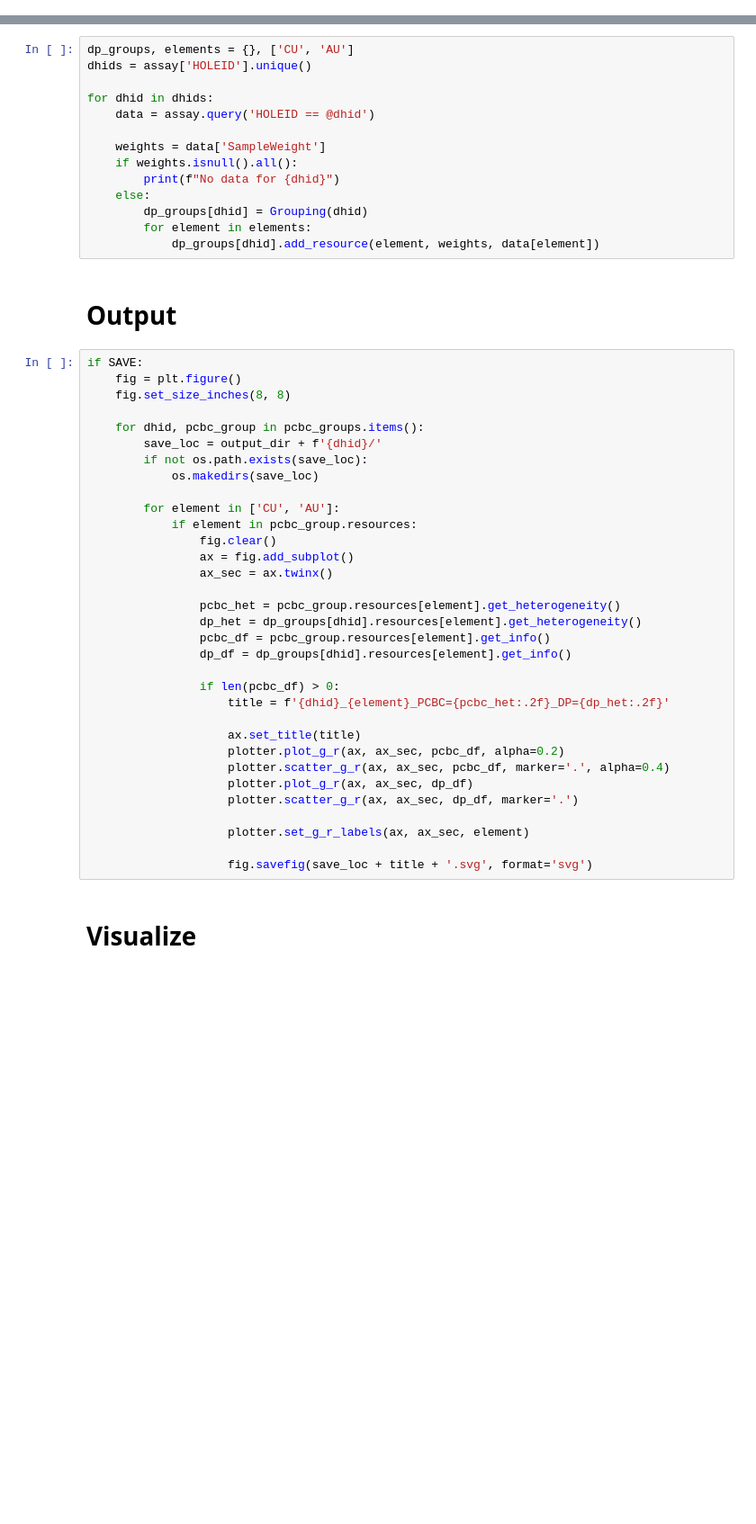
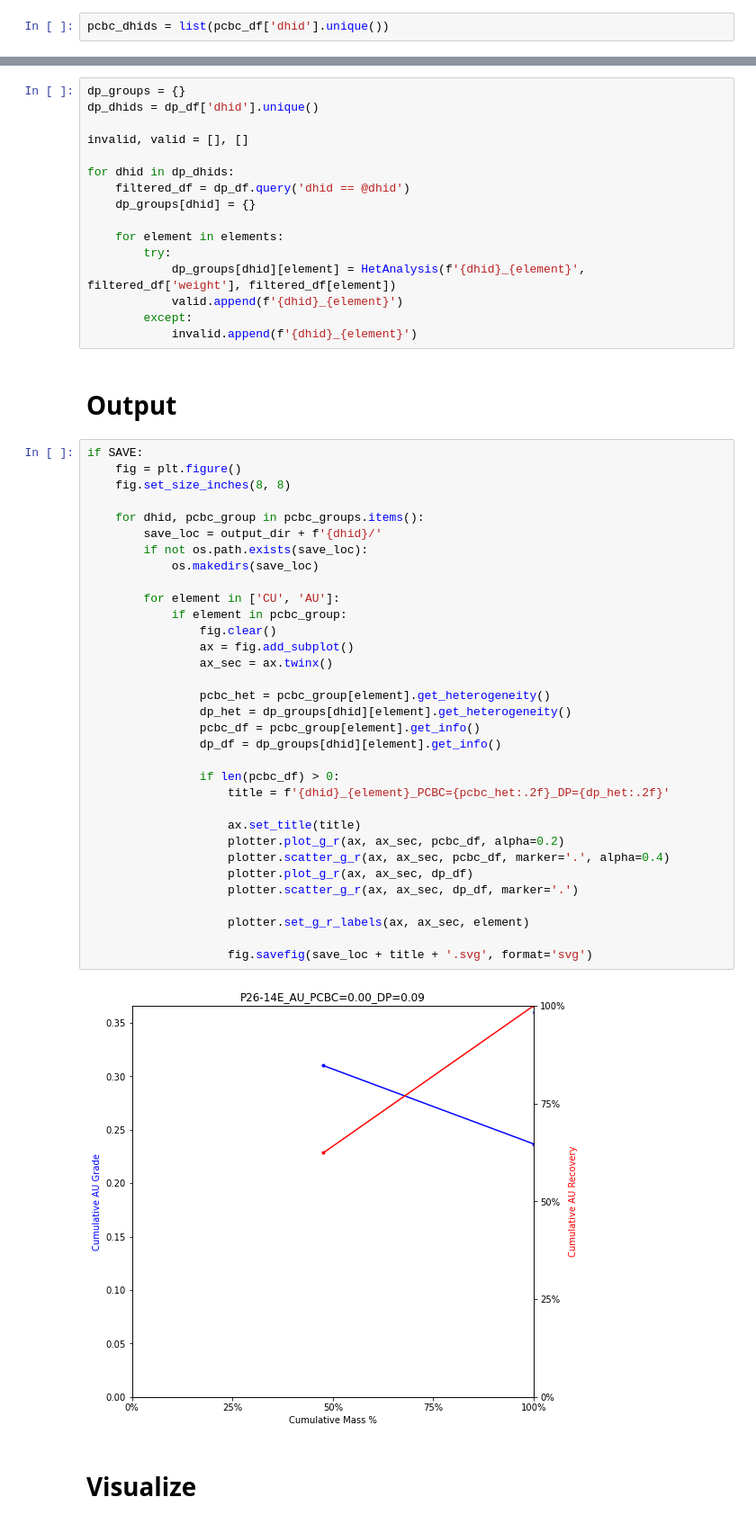
Before and after one commit to jouytrew/masters_pfti, a Jupyter notebook: notebooks/het_analysis_compare_dp_pcbc.ipynb, the cells around one changed output, grey strips where cells are left out. Shown at 90% size. Cells and saved outputs as stored; diff of their text form; blank space fills up the shorter version.

Commit message:
Moving files over to the new data input structure

```diff
--- a/notebooks/het_analysis_compare_dp_pcbc.ipynb
+++ b/notebooks/het_analysis_compare_dp_pcbc.ipynb
@@ -142,0 +32,2 @@ No data for P92-11E
+# %%
+pcbc_dhids = list(pcbc_df['dhid'].unique())
@@ -143,54 +51,58 @@ No data for P92-11E
 # %% [markdown]
 ## DP Assays
-# %%
-dp_groups, elements = {}, ['CU', 'AU']
-dhids = assay['HOLEID'].unique()
-
-for dhid in dhids:
-    data = assay.query('HOLEID == @dhid')
-
-    weights = data['SampleWeight']
-    if weights.isnull().all():
-        print(f"No data for {dhid}")
-    else:
-        dp_groups[dhid] = Grouping(dhid)
-        for element in elements:
-            dp_groups[dhid].add_resource(element, weights, data[element])
+# %%
+dp_groups = {}
+dp_dhids = dp_df['dhid'].unique()
+
+invalid, valid = [], []
+
+for dhid in dp_dhids:
+    filtered_df = dp_df.query('dhid == @dhid')
+    dp_groups[dhid] = {}
+
+    for element in elements:
+        try:
+            dp_groups[dhid][element] = HetAnalysis(f'{dhid}_{element}', filtered_df['weight'], filtered_df[element])
+            valid.append(f'{dhid}_{element}')
+        except:
+            invalid.append(f'{dhid}_{element}')
 # %% [markdown]
 # Output
 # %%
 if SAVE:
     fig = plt.figure()
     fig.set_size_inches(8, 8)
 
     for dhid, pcbc_group in pcbc_groups.items():
         save_loc = output_dir + f'{dhid}/'
         if not os.path.exists(save_loc):
             os.makedirs(save_loc)
 
         for element in ['CU', 'AU']:
-            if element in pcbc_group.resources:
+            if element in pcbc_group:
                 fig.clear()
                 ax = fig.add_subplot()
                 ax_sec = ax.twinx()
 
-                pcbc_het = pcbc_group.resources[element].get_heterogeneity()
-                dp_het = dp_groups[dhid].resources[element].get_heterogeneity()
-                pcbc_df = pcbc_group.resources[element].get_info()
-                dp_df = dp_groups[dhid].resources[element].get_info()
+                pcbc_het = pcbc_group[element].get_heterogeneity()
+                dp_het = dp_groups[dhid][element].get_heterogeneity()
+                pcbc_df = pcbc_group[element].get_info()
+                dp_df = dp_groups[dhid][element].get_info()
 
                 if len(pcbc_df) > 0:
                     title = f'{dhid}_{element}_PCBC={pcbc_het:.2f}_DP={dp_het:.2f}'
 
                     ax.set_title(title)
                     plotter.plot_g_r(ax, ax_sec, pcbc_df, alpha=0.2)
                     plotter.scatter_g_r(ax, ax_sec, pcbc_df, marker='.', alpha=0.4)
                     plotter.plot_g_r(ax, ax_sec, dp_df)
                     plotter.scatter_g_r(ax, ax_sec, dp_df, marker='.')
 
                     plotter.set_g_r_labels(ax, ax_sec, element)
 
                     fig.savefig(save_loc + title + '.svg', format='svg')
+# %% [output]
+[figure, added]
 # %% [markdown]
 # Visualize
 # %%
```
Also changed, not shown: parts of 15 cells of this notebook, 3 other files.
